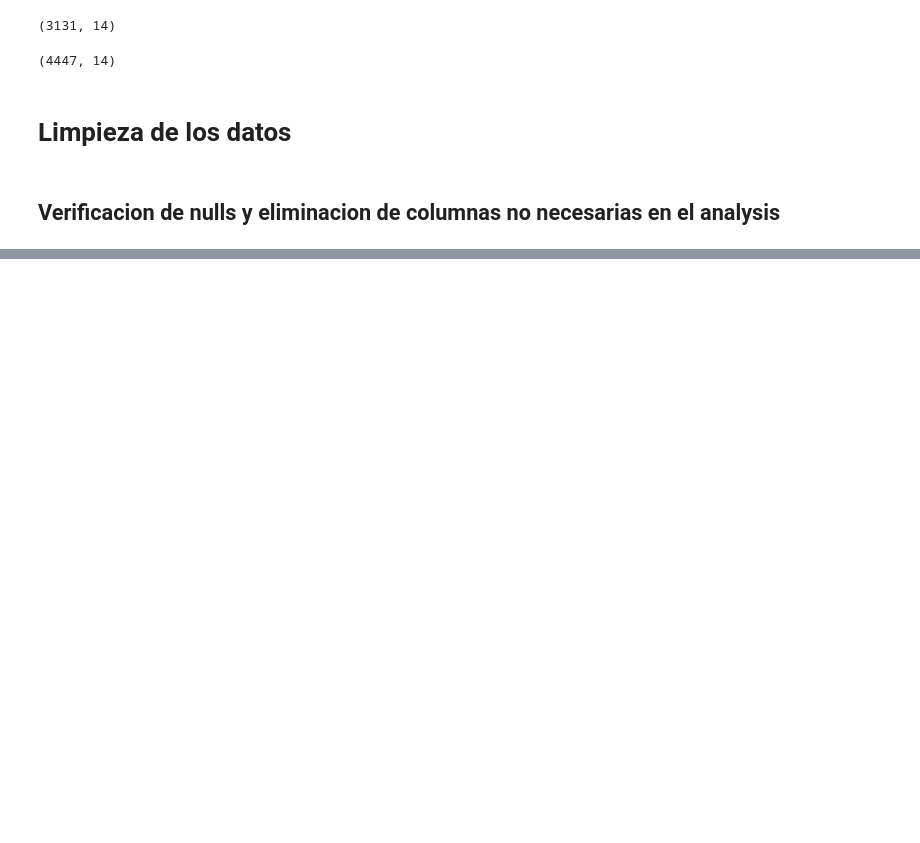
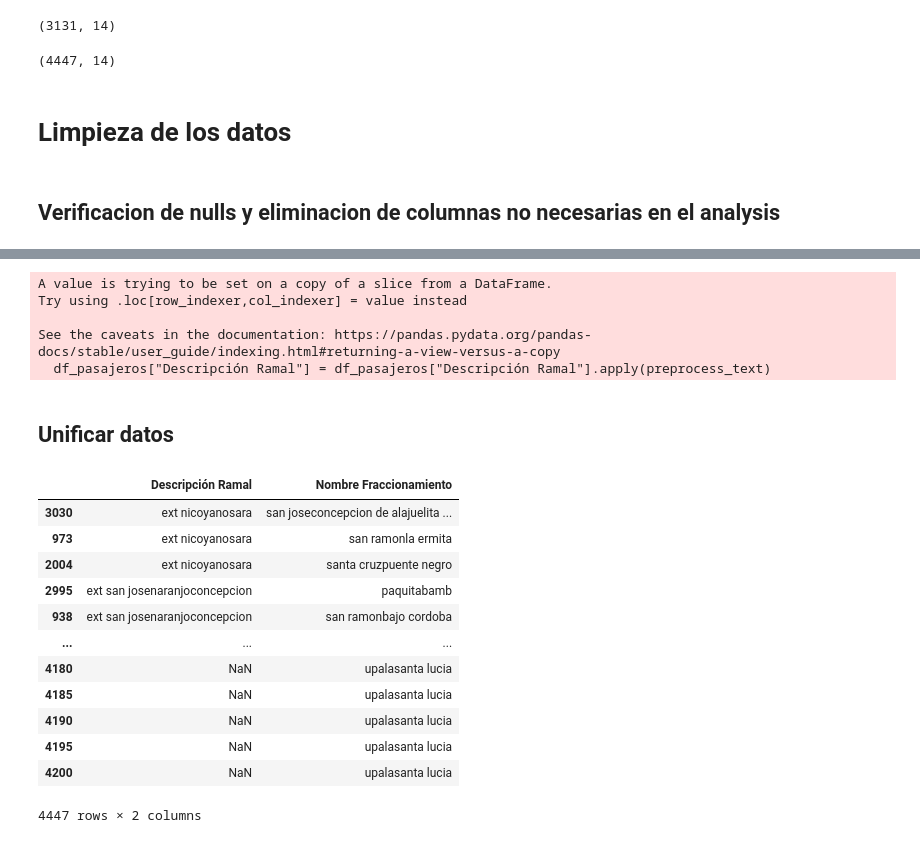
Before and after one commit to keilynagc/transporteCR, a Jupyter notebook: src/data_analysis.ipynb, the cells around one changed output, grey strips where cells are left out. Drawn from its saved outputs; the diff is of its cells as text; code cells hidden in the pictures; blank space fills up the shorter version.

Commit message:
ML and data

```diff
--- a/src/data_analysis.ipynb
+++ b/src/data_analysis.ipynb
@@ -90,0 +133,2 @@ df_tarifas.shape
+# %%
+df_pasajeros = df_pasajeros.dropna(subset=["Descripción Ramal"])
@@ -90,0 +165,33 @@ df_tarifas.shape
+# %%
+df_tarifas["Nombre Fraccionamiento"] = df_tarifas["Nombre Fraccionamiento"].apply(preprocess_text)
+df_pasajeros["Descripción Ramal"] = df_pasajeros["Descripción Ramal"].apply(preprocess_text)
+# %% [output]
+A value is trying to be set on a copy of a slice from a DataFrame.
+Try using .loc[row_indexer,col_indexer] = value instead
+
+See the caveats in the documentation: https://pandas.pydata.org/pandas-docs/stable/user_guide/indexing.html#returning-a-view-versus-a-copy
+  df_pasajeros["Descripción Ramal"] = df_pasajeros["Descripción Ramal"].apply(preprocess_text)
+# %% [markdown]
+## Unificar datos
+# %%
+df_compare = pd.concat([
+    df_pasajeros["Descripción Ramal"].reset_index(drop=True),
+    df_tarifas["Nombre Fraccionamiento"].reset_index(drop=True)
+], axis=1)
+
+df_compare = df_compare.sort_values(by=["Descripción Ramal", "Nombre Fraccionamiento"])
+df_compare
+# %% [output]
+|  | Descripción Ramal | Nombre Fraccionamiento |
+| 3030 | ext nicoyanosara | san joseconcepcion de alajuelita ... |
+| 973 | ext nicoyanosara | san ramonla ermita |
+| 2004 | ext nicoyanosara | santa cruzpuente negro |
+| 2995 | ext san josenaranjoconcepcion | paquitabamb |
+| 938 | ext san josenaranjoconcepcion | san ramonbajo cordoba |
+| ... | ... | ... |
+| 4180 | NaN | upalasanta lucia |
+| 4185 | NaN | upalasanta lucia |
+| 4190 | NaN | upalasanta lucia |
+| 4195 | NaN | upalasanta lucia |
+| 4200 | NaN | upalasanta lucia |
+4447 rows × 2 columns
```
Also changed, not shown: parts of 22 cells of this notebook, 1 other file.
